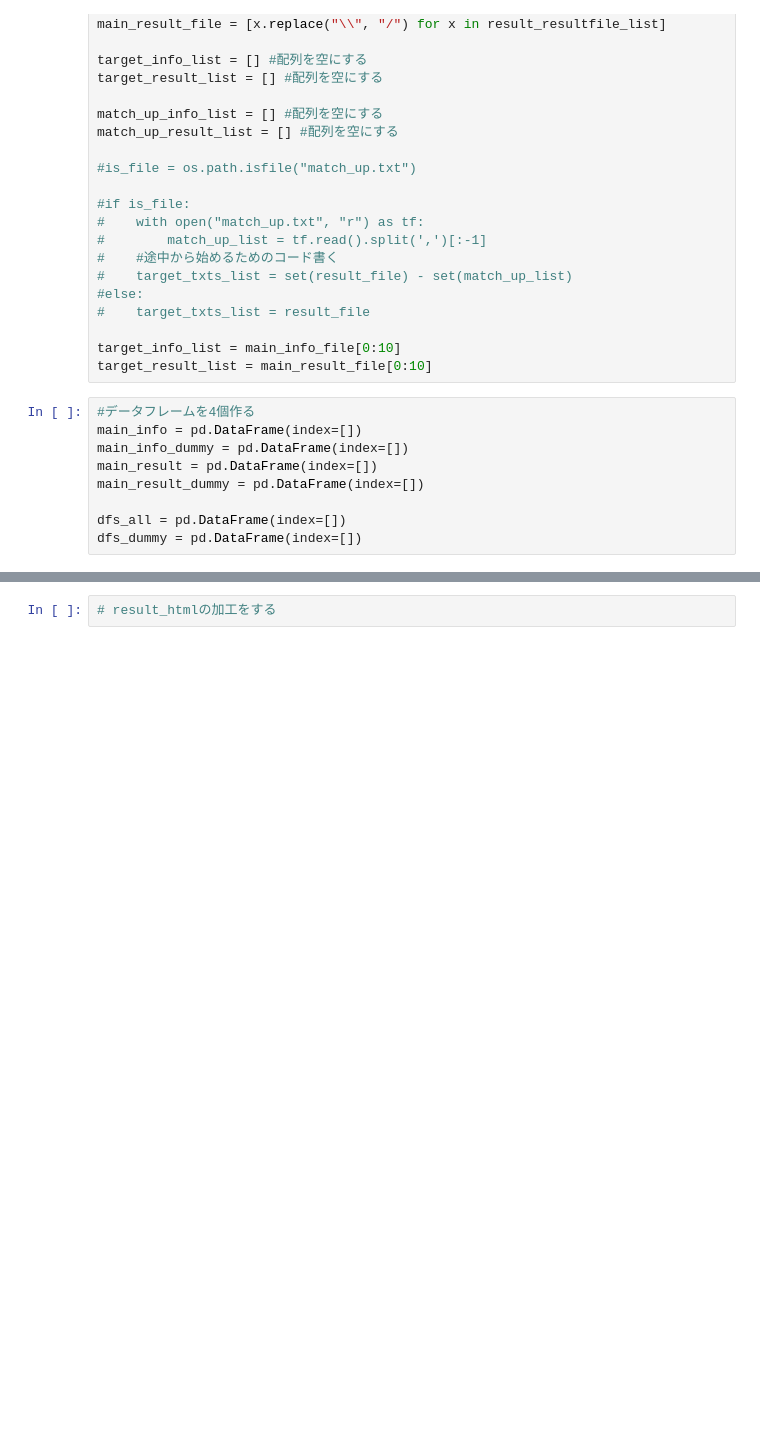
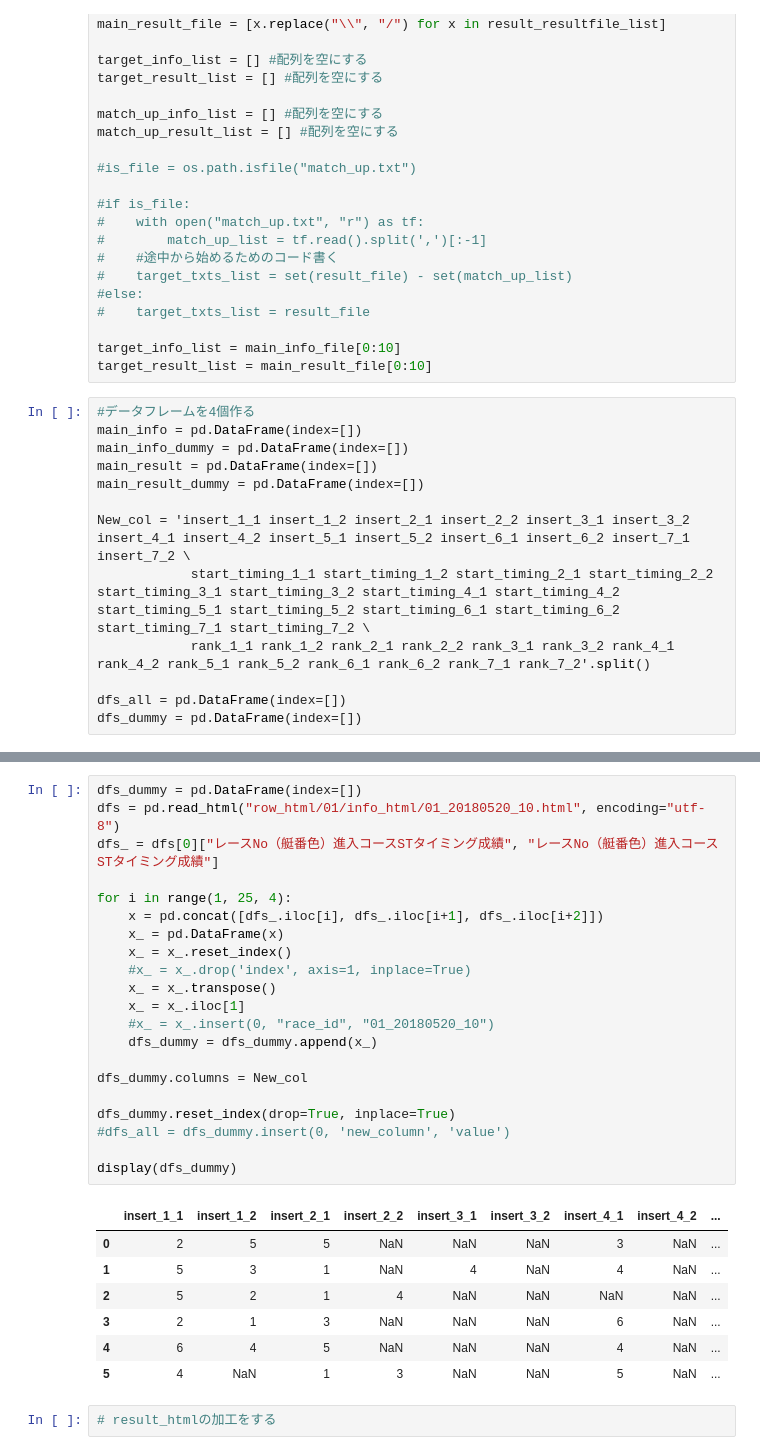
Before and after one commit to rakukanahoshi/kyoutei_AI, a Jupyter notebook: main.ipynb, the cells around one changed output, grey strips where cells are left out. Drawn from its saved outputs; the diff is of its cells as text; blank space fills up the shorter version.

```diff
--- a/main.ipynb
+++ b/main.ipynb
@@ -41,5 +50,9 @@ main_info_dummy = pd.DataFrame(index=[])
 main_result = pd.DataFrame(index=[])
 main_result_dummy = pd.DataFrame(index=[])
 
+New_col = 'insert_1_1 insert_1_2 insert_2_1 insert_2_2 insert_3_1 insert_3_2 insert_4_1 insert_4_2 insert_5_1 insert_5_2 insert_6_1 insert_6_2 insert_7_1 insert_7_2 \
+            start_timing_1_1 start_timing_1_2 start_timing_2_1 start_timing_2_2 start_timing_3_1 start_timing_3_2 start_timing_4_1 start_timing_4_2 start_timing_5_1 start_timing_5_2 start_timing_6_1 start_timing_6_2 start_timing_7_1 start_timing_7_2 \
+            rank_1_1 rank_1_2 rank_2_1 rank_2_2 rank_3_1 rank_3_2 rank_4_1 rank_4_2 rank_5_1 rank_5_2 rank_6_1 rank_6_2 rank_7_1 rank_7_2'.split()
+
 dfs_all = pd.DataFrame(index=[])
 dfs_dummy = pd.DataFrame(index=[])
@@ -163,2 +105,31 @@ Please use `tqdm.notebook.tqdm` instead of `tqdm.tqdm_notebook`
+# %%
+dfs_dummy = pd.DataFrame(index=[])
+dfs = pd.read_html("row_html/01/info_html/01_20180520_10.html", encoding="utf-8")
+dfs_ = dfs[0]["レースNo（艇番色）進入コースSTタイミング成績", "レースNo（艇番色）進入コースSTタイミング成績"]
+
+for i in range(1, 25, 4):
+    x = pd.concat([dfs_.iloc[i], dfs_.iloc[i+1], dfs_.iloc[i+2]])
+    x_ = pd.DataFrame(x)
+    x_ = x_.reset_index()
+    #x_ = x_.drop('index', axis=1, inplace=True)
+    x_ = x_.transpose()
+    x_ = x_.iloc[1]
+    #x_ = x_.insert(0, "race_id", "01_20180520_10")
+    dfs_dummy = dfs_dummy.append(x_)
+
+dfs_dummy.columns = New_col
+
+dfs_dummy.reset_index(drop=True, inplace=True)
+#dfs_all = dfs_dummy.insert(0, 'new_column', 'value')
+
+display(dfs_dummy)
+# %% [output]
+|  | insert_1_1 | insert_1_2 | insert_2_1 | insert_2_2 | insert_3_1 | insert_3_2 | insert_4_1 | insert_4_2 | ... |
+| 0 | 2 | 5 | 5 | NaN | NaN | NaN | 3 | NaN | ... |
+| 1 | 5 | 3 | 1 | NaN | 4 | NaN | 4 | NaN | ... |
+| 2 | 5 | 2 | 1 | 4 | NaN | NaN | NaN | NaN | ... |
+| 3 | 2 | 1 | 3 | NaN | NaN | NaN | 6 | NaN | ... |
+| 4 | 6 | 4 | 5 | NaN | NaN | NaN | 4 | NaN | ... |
+| 5 | 4 | NaN | 1 | 3 | NaN | NaN | 5 | NaN | ... |
 # %%
 # result_htmlの加工をする
```
Also changed, not shown: parts of 9 cells of this notebook, 2 other files.
